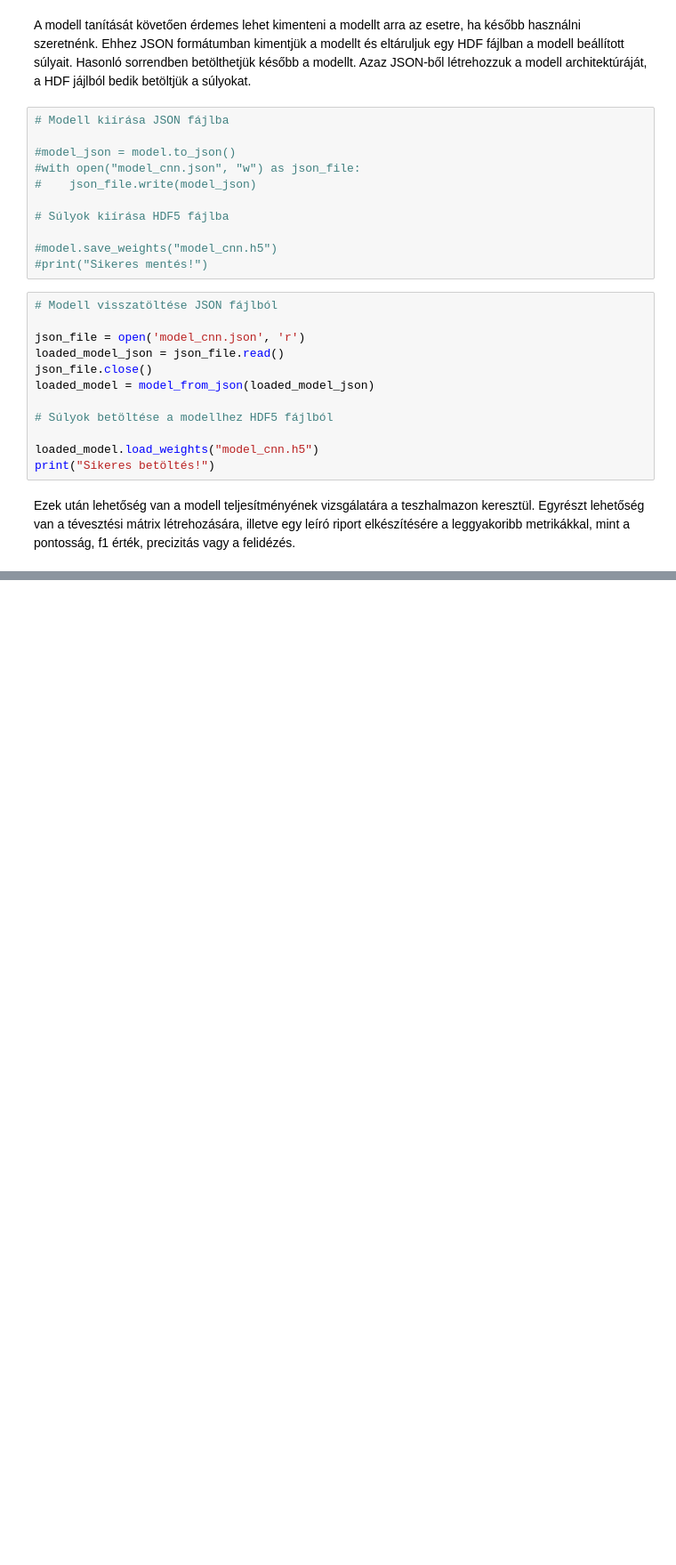
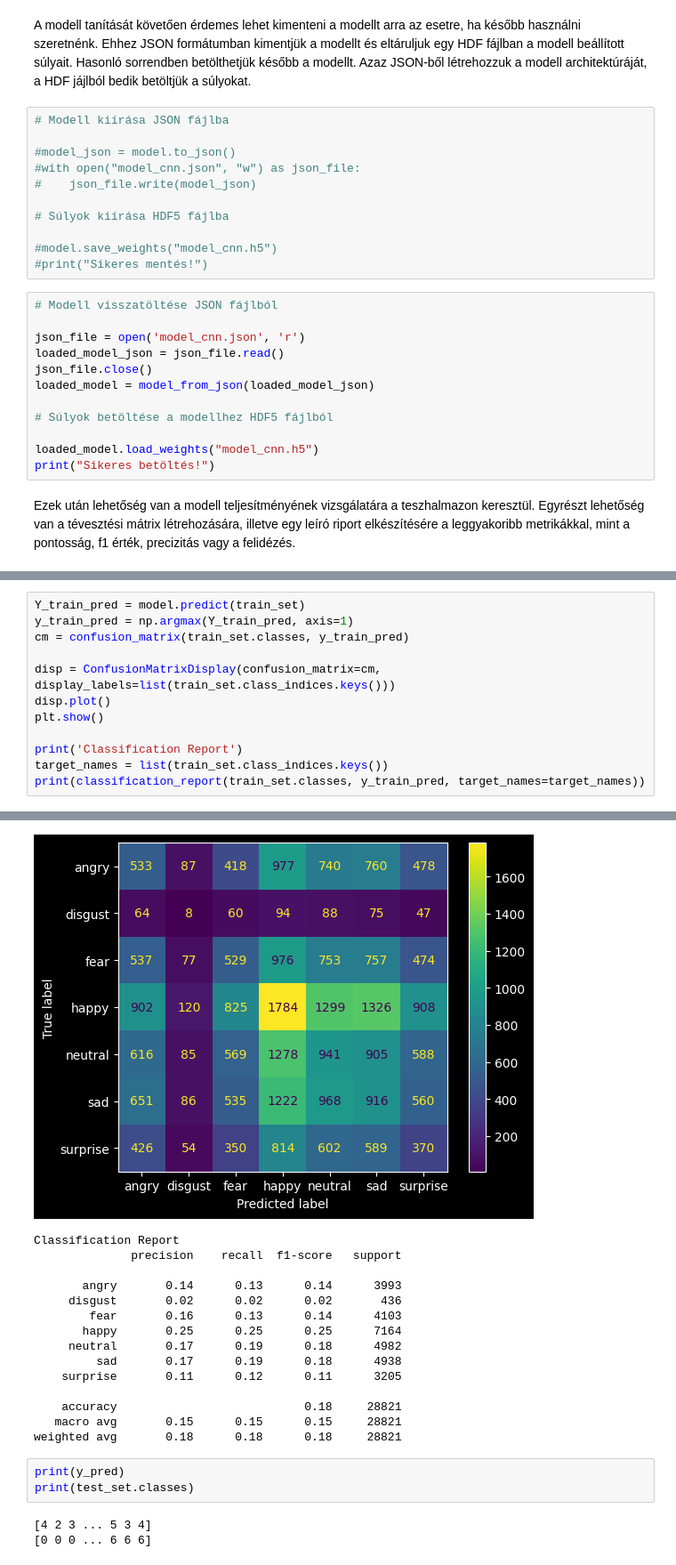
Before and after one commit to sztahodavid/vitmma23, a Jupyter notebook: emotion_recognition_images.ipynb, the cells around one changed output, grey strips where cells are left out. Shown at 89% size. Saved outputs shown, nothing was run; the diff lists cells and outputs as text; blank space fills up the shorter version.

```diff
--- a/emotion_recognition_images.ipynb
+++ b/emotion_recognition_images.ipynb
@@ -272,0 +281,13 @@ weighted avg       0.18      0.18      0.18      7066
+# %%
+Y_train_pred = model.predict(train_set)
+y_train_pred = np.argmax(Y_train_pred, axis=1)
+cm = confusion_matrix(train_set.classes, y_train_pred)
+
+disp = ConfusionMatrixDisplay(confusion_matrix=cm, display_labels=list(train_set.class_indices.keys()))
+disp.plot()
+plt.show()
+
+print('Classification Report')
+target_names = list(train_set.class_indices.keys())
+print(classification_report(train_set.classes, y_train_pred, target_names=target_names))
+# %% [output]
@@ -272,0 +295,21 @@ weighted avg       0.18      0.18      0.18      7066
+[figure, added]
+Classification Report
+              precision    recall  f1-score   support
+
+       angry       0.14      0.13      0.14      3993
+     disgust       0.02      0.02      0.02       436
+        fear       0.16      0.13      0.14      4103
+       happy       0.25      0.25      0.25      7164
+     neutral       0.17      0.19      0.18      4982
+         sad       0.17      0.19      0.18      4938
+    surprise       0.11      0.12      0.11      3205
+
+    accuracy                           0.18     28821
+   macro avg       0.15      0.15      0.15     28821
+weighted avg       0.18      0.18      0.18     28821
+# %%
+print(y_pred)
+print(test_set.classes)
+# %% [output]
+[4 2 3 ... 5 3 4]
+[0 0 0 ... 6 6 6]
```
Also changed, not shown: parts of 10 cells of this notebook.
